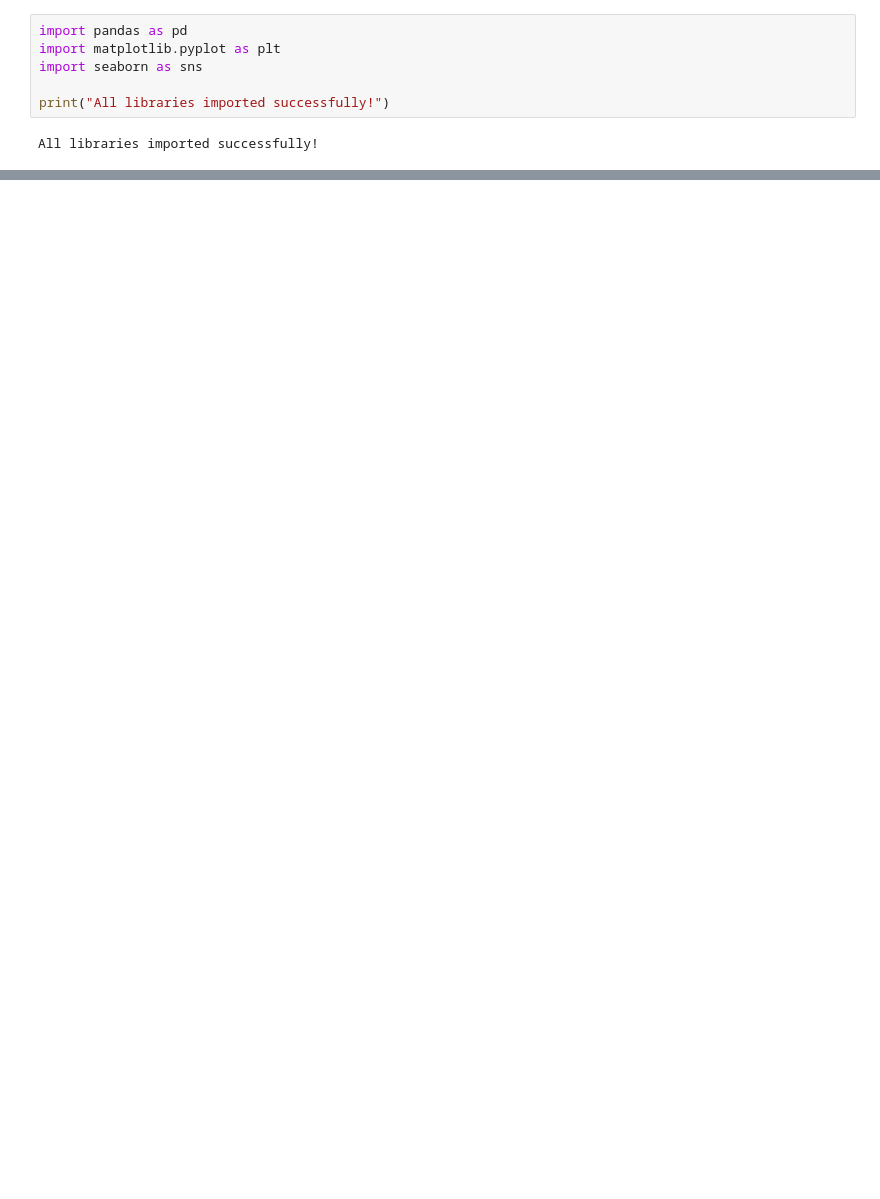
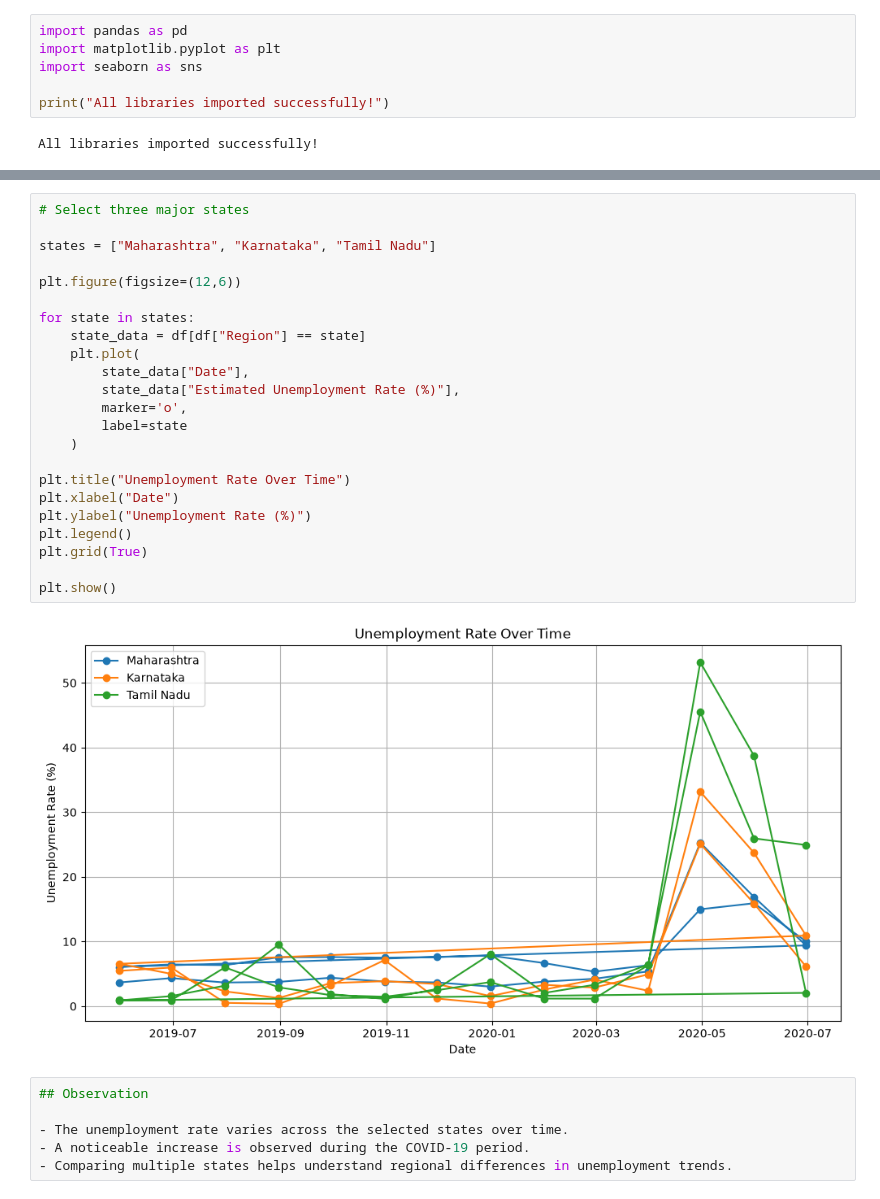
Before and after one commit to ombhadade07-dotcom/Unemployment-Analysis, a Jupyter notebook: unemployment_analysis.ipynb, the cells around one changed output, grey strips where cells are left out. Cells and saved outputs as stored; diff of their text form; blank space fills up the shorter version.

```diff
--- a/unemployment_analysis.ipynb
+++ b/unemployment_analysis.ipynb
@@ -429,0 +247,31 @@ Overall, the analysis highlights the significant impact of COVID-19 on employmen
+# %%
+# Select three major states
+
+states = ["Maharashtra", "Karnataka", "Tamil Nadu"]
+
+plt.figure(figsize=(12,6))
+
+for state in states:
+    state_data = df[df["Region"] == state]
+    plt.plot(
+        state_data["Date"],
+        state_data["Estimated Unemployment Rate (%)"],
+        marker='o',
+        label=state
+    )
+
+plt.title("Unemployment Rate Over Time")
+plt.xlabel("Date")
+plt.ylabel("Unemployment Rate (%)")
+plt.legend()
+plt.grid(True)
+
+plt.show()
+# %% [output]
+[figure, added]
+# %%
+## Observation
+
+- The unemployment rate varies across the selected states over time.
+- A noticeable increase is observed during the COVID-19 period.
+- Comparing multiple states helps understand regional differences in unemployment trends.
```
Also changed, not shown: parts of 65 cells of this notebook.
